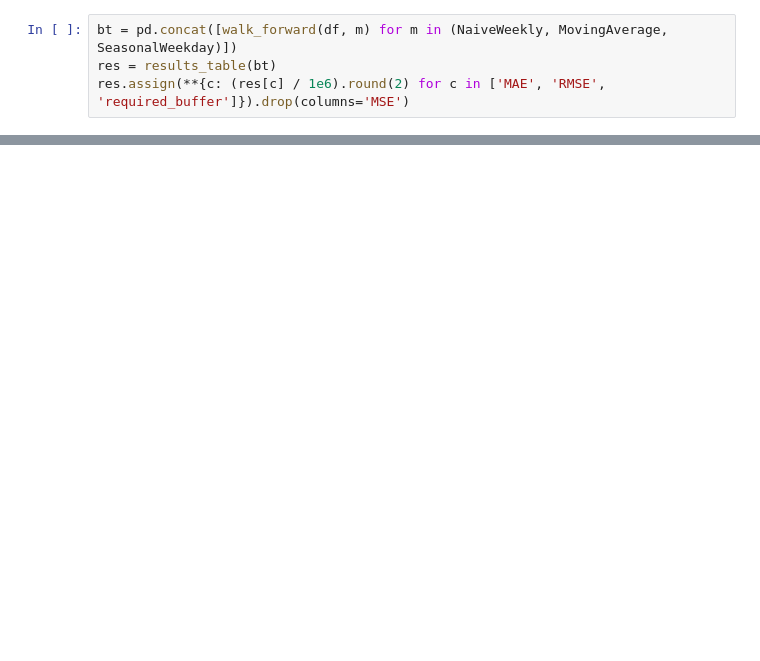
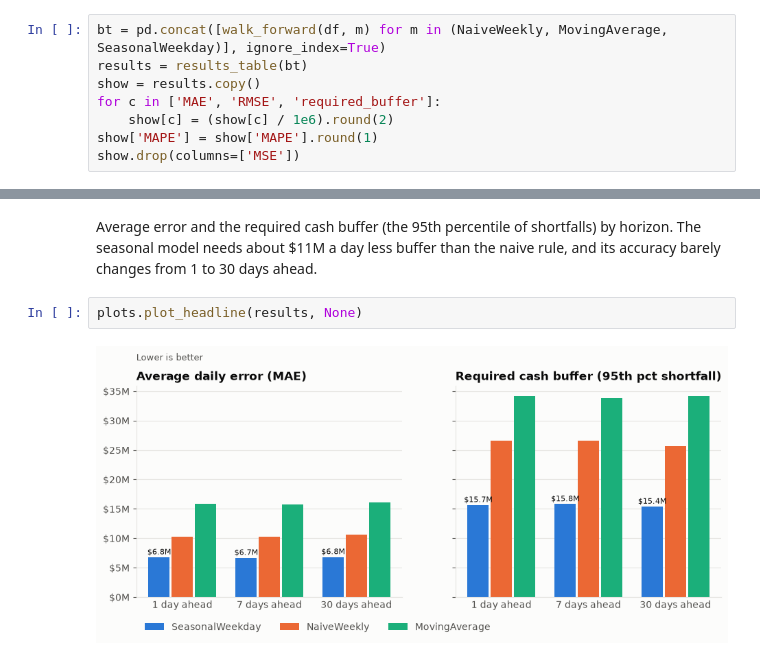
Before and after one commit to marlondocouto2/weekday-seasonal-forecaster, a Jupyter notebook: notebooks/walkthrough.ipynb, the cells around one changed output, grey strips where cells are left out. Saved outputs shown, nothing was run; the diff lists cells and outputs as text; blank space fills up the shorter version.

```diff
--- a/notebooks/walkthrough.ipynb
+++ b/notebooks/walkthrough.ipynb
@@ -37,4 +127,8 @@ At each origin the model is refit on data up to that day only, then forecasts 1,
 # %%
-bt = pd.concat([walk_forward(df, m) for m in (NaiveWeekly, MovingAverage, SeasonalWeekday)])
-res = results_table(bt)
-res.assign(**{c: (res[c] / 1e6).round(2) for c in ['MAE', 'RMSE', 'required_buffer']}).drop(columns='MSE')
+bt = pd.concat([walk_forward(df, m) for m in (NaiveWeekly, MovingAverage, SeasonalWeekday)], ignore_index=True)
+results = results_table(bt)
+show = results.copy()
+for c in ['MAE', 'RMSE', 'required_buffer']:
+    show[c] = (show[c] / 1e6).round(2)
+show['MAPE'] = show['MAPE'].round(1)
+show.drop(columns=['MSE'])
@@ -40,0 +146,6 @@ res.assign(**{c: (res[c] / 1e6).round(2) for c in ['MAE', 'RMSE', 'required_buff
+# %% [markdown]
+Average error and the required cash buffer (the 95th percentile of shortfalls) by horizon. The seasonal model needs about $11M a day less buffer than the naive rule, and its accuracy barely changes from 1 to 30 days ahead.
+# %%
+plots.plot_headline(results, None)
+# %% [output]
+[figure, added]
```
Also changed, not shown: parts of 27 cells of this notebook, 8 other files.
